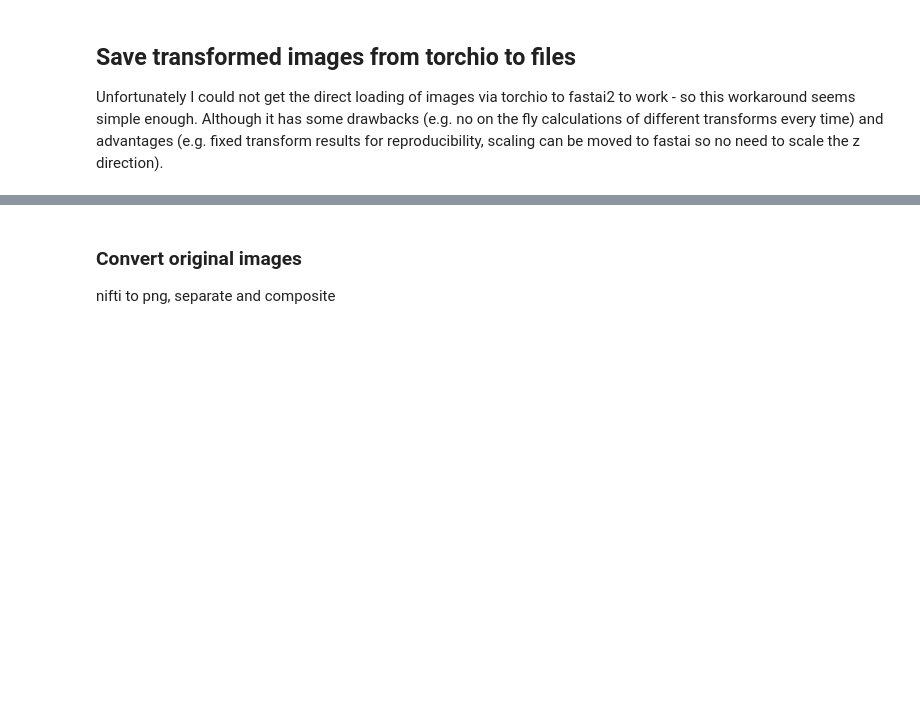
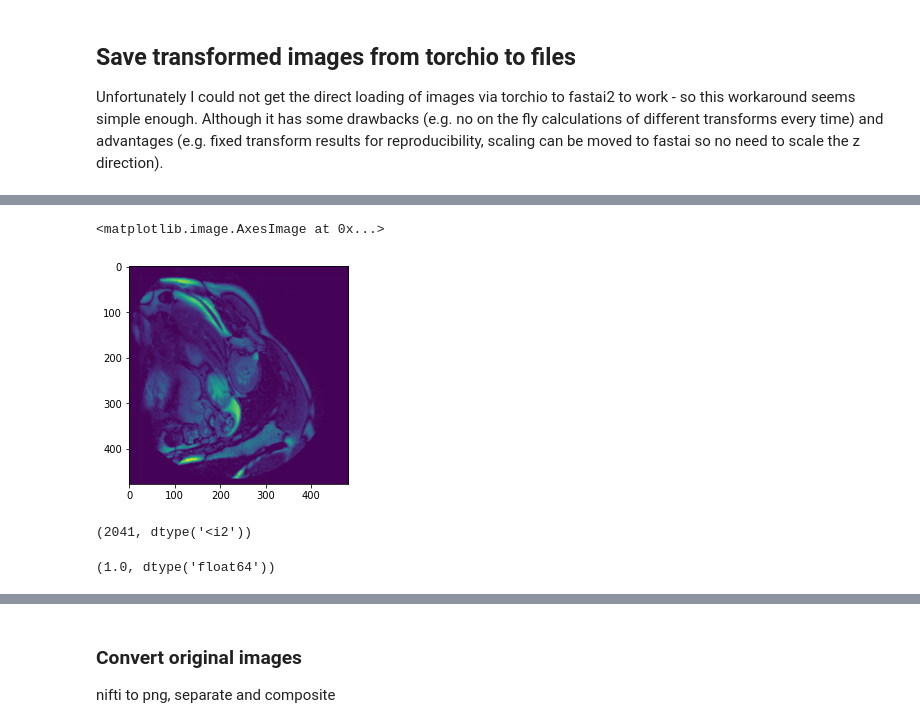
Before and after one commit to chfc-cmi/miccai2020-myops, a Jupyter notebook: code/00_convert_images.ipynb, the cells around one changed output, grey strips where cells are left out. Drawn from its saved outputs; the diff is of its cells as text; code cells hidden in the pictures; blank space fills up the shorter version.

```diff
--- a/code/00_convert_images.ipynb
+++ b/code/00_convert_images.ipynb
@@ -55,0 +71,14 @@ in deep learning. Link: https://arxiv.org/abs/2003.04696
+# %%
+plt.imshow(clahe(t2_101_data[:,:,0]))
+# %% [output]
+<matplotlib.image.AxesImage at 0x...>
+[figure, added]
+# %%
+t2_101_data[:,:,0].max(), t2_101_data[:,:,0].dtype
+# %% [output]
+(2041, dtype('<i2'))
+# %%
+cl = clahe(t2_101_data[:,:,0]).max()
+cl.max(), cl.dtype
+# %% [output]
+(1.0, dtype('float64'))
```
Also changed, not shown: parts of 14 cells of this notebook.
